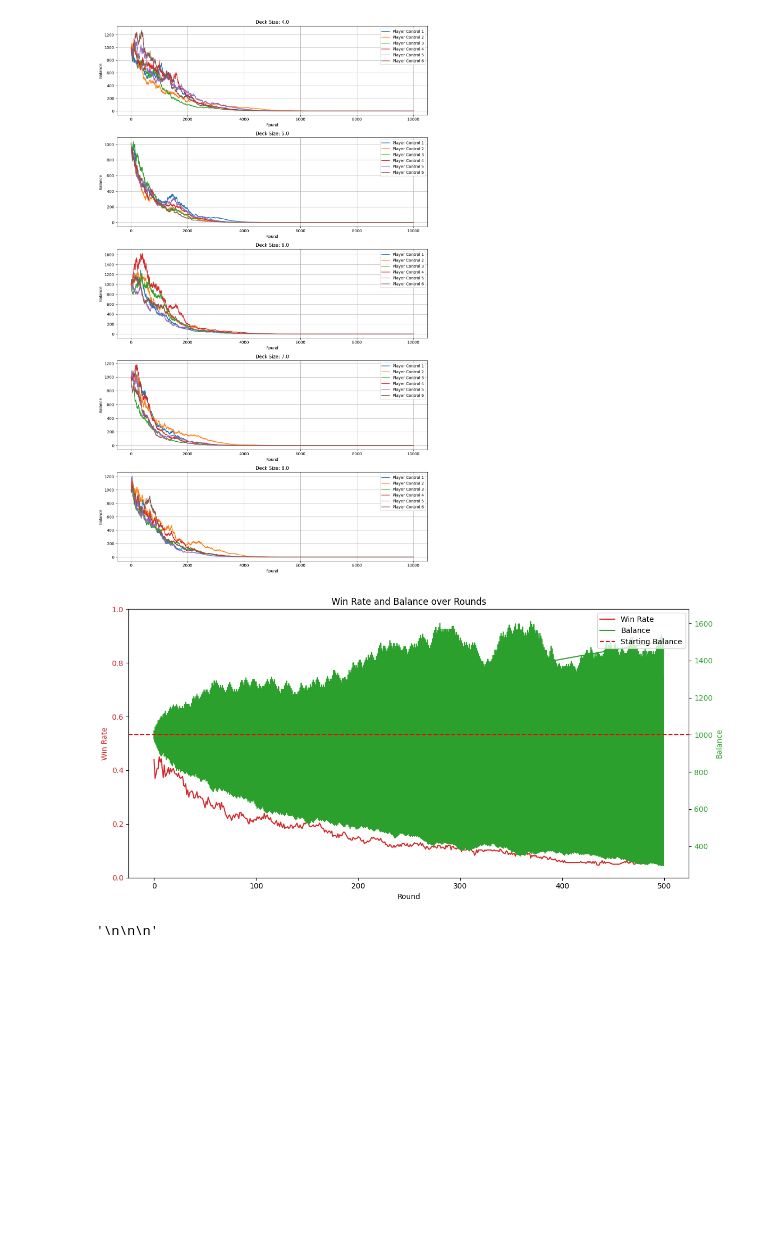
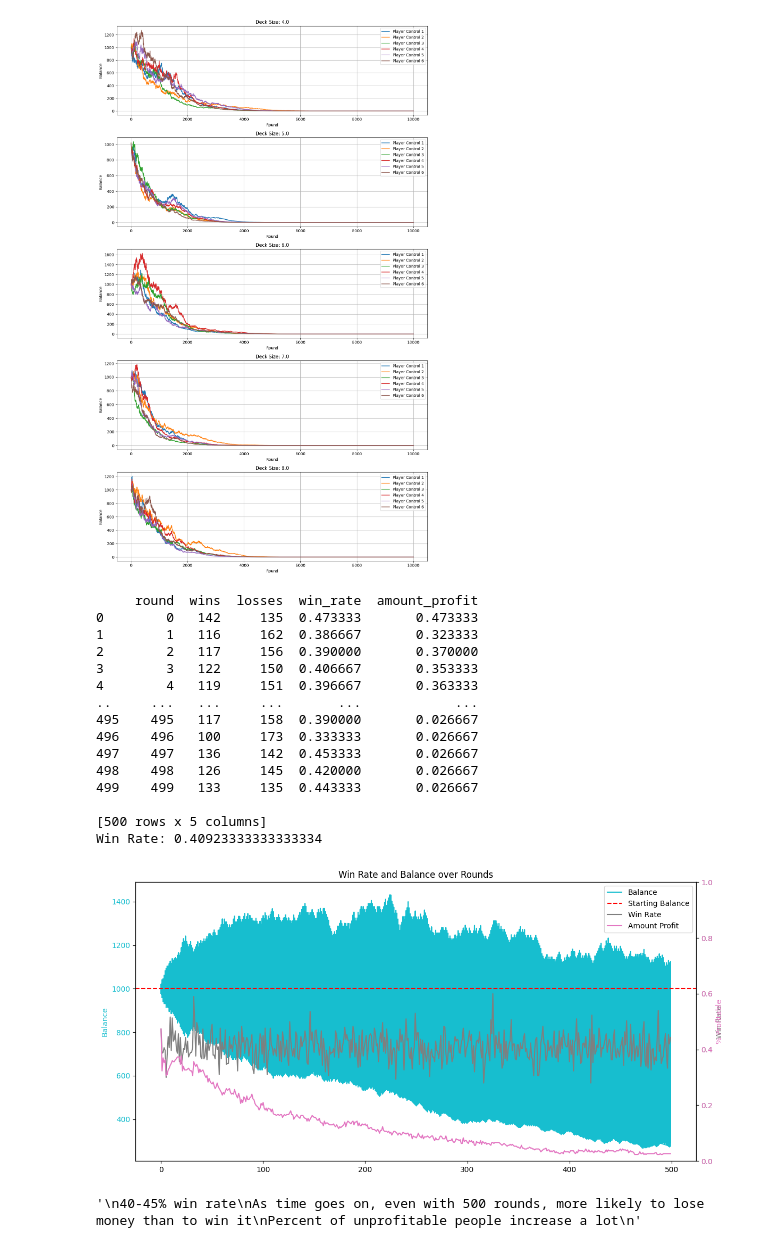
Before and after one commit to OmRanAlot/blackjackSimulator, a Jupyter notebook: analyze.ipynb, the cells around one changed output. Saved outputs shown, nothing was run; the diff lists cells and outputs as text; code cells hidden in the pictures; blank space fills up the shorter version.

```diff
--- a/analyze.ipynb
+++ b/analyze.ipynb
@@ -53,8 +53,8 @@ Assuming 1 hand per 30 seconds, that is 600 hands.
 # %% [output]
 [figure]
 # %%
-"""
-Control group - six players with control strategy over 500 rounds
+"""Control group - Realistic rounds
+six players with control strategy over 500 rounds
 More realistic length
 This is a more realistic length for a blackjack game, as it simulates a shorter session.
 
@@ -67,47 +67,81 @@ colors = list(mcolors.TABLEAU_COLORS.values())  # or mcolors.BASE_COLORS, mcolor
 
 results = pd.read_csv("Control_BaseStratOnly_500R6D.csv")
 
+# print(results[results["round"] == 1])
+
 win_rate = []
 
 for i in range(500):
     round = results[results["round"] == i]
     win = round[round["win"]==1]
-    lose = round[round["lose"] ==1]
-    win_rate.append({"round":i, "wins": len(win), "losses": len(lose), "win_rate": len(win) / 300})
+    # print(len(win))
+    lose = round[round["loss"] ==1]
+    amount_profit = round[round["balance"] > 1000]
+    win_rate.append({"round":i, "wins": len(win), "losses": len(lose), "win_rate": len(win) / 300,
+                     "amount_profit": len(amount_profit)/300})
 
 win_rate_df = pd.DataFrame(win_rate)
+print(win_rate_df)
+
 win_rate_df["round"] = win_rate_df["round"].astype(int)
+
+print("Win Rate:", win_rate_df["win_rate"].mean())
 
 fig, ax1 = plt.subplots(figsize=(12, 6))
 
+ax2 = ax1.twinx()
+ax3 = ax1.twinx()
+
 color = random.choice(colors)
-ax1.set_xlabel('Round')
-ax1.set_ylabel('Win Rate', color=color)
-ax1.plot(win_rate_df["round"], win_rate_df["win_rate"], color=color, label="Win Rate")
-ax1.tick_params(axis='y', labelcolor=color)
-ax1.set_ylim([0, 1])
+ax2.set_xlabel('Round')
+ax2.set_ylabel('Win Rate', color=color)
+ax2.plot(win_rate_df["round"], win_rate_df["win_rate"], color=color, label="Win Rate")
+ax2.tick_params(axis='y', labelcolor=color)
+ax2.set_ylim([0, 1])
 
-ax2 = ax1.twinx()  # instantiate a second axes that shares the same x-axis
+  # instantiate a second axes that shares the same x-axis
 color2 = random.choice([c for c in colors if c != color])
-ax2.set_ylabel('Balance', color=color2)  # we already handled the x-label with ax1
-ax2.plot(results["round"], results["balance"], color=color2, label="Balance")
-ax2.tick_params(axis='y', labelcolor=color2)
-ax2.axhline(y=1000, color='red', linestyle='--', label='Starting Balance')
+ax1.set_ylabel('Balance', color=color2)  # we already handled the x-label with ax1
+ax1.plot(results["round"], results["balance"], color=color2, label="Balance")
+ax1.tick_params(axis='y', labelcolor=color2)
+ax1.axhline(y=1000, color='red', linestyle='--', label='Starting Balance')
 
+color3 = random.choice([c for c in colors if c != color and c != color2])
+ax3.set_ylabel('% Profitable', color=color3)
+ax3.plot(win_rate_df["round"], win_rate_df["amount_profit"], color=color3, label="Amount Profit")
+ax3.tick_params(axis='y', labelcolor=color3)
+ax3.set_ylim([0, 1])
 
 lines1, labels1 = ax1.get_legend_handles_labels()
 lines2, labels2 = ax2.get_legend_handles_labels()
-ax2.legend(lines1 + lines2, labels1 + labels2, loc='upper right')
+lines3, labels3 = ax3.get_legend_handles_labels()
+ax2.legend(lines1 + lines2 + lines3, labels1 + labels2 + labels3, loc='upper right')
 
 plt.title('Win Rate and Balance over Rounds')
 plt.tight_layout()
 plt.show()
 
 """ NOTES """
 """
-
-
+40-45% win rate
+As time goes on, even with 500 rounds, more likely to lose money than to win it
+Percent of unprofitable people increase a lot
 """
 # %% [output]
+     round  wins  losses  win_rate  amount_profit
+0        0   142     135  0.473333       0.473333
+1        1   116     162  0.386667       0.323333
+2        2   117     156  0.390000       0.370000
+3        3   122     150  0.406667       0.353333
+4        4   119     151  0.396667       0.363333
+..     ...   ...     ...       ...            ...
+495    495   117     158  0.390000       0.026667
+496    496   100     173  0.333333       0.026667
+497    497   136     142  0.453333       0.026667
+498    498   126     145  0.420000       0.026667
+499    499   133     135  0.443333       0.026667
+
+[500 rows x 5 columns]
+Win Rate: 0.40923333333333334
-[figure, old version]
+[figure, new version]
-'\n\n\n'
+'\n40-45% win rate\nAs time goes on, even with 500 rounds, more likely to lose money than to win it\nPercent of unprofitable people increase a lot\n'
```
Also changed, not shown: parts of 2 cells of this notebook, 4 other files.
